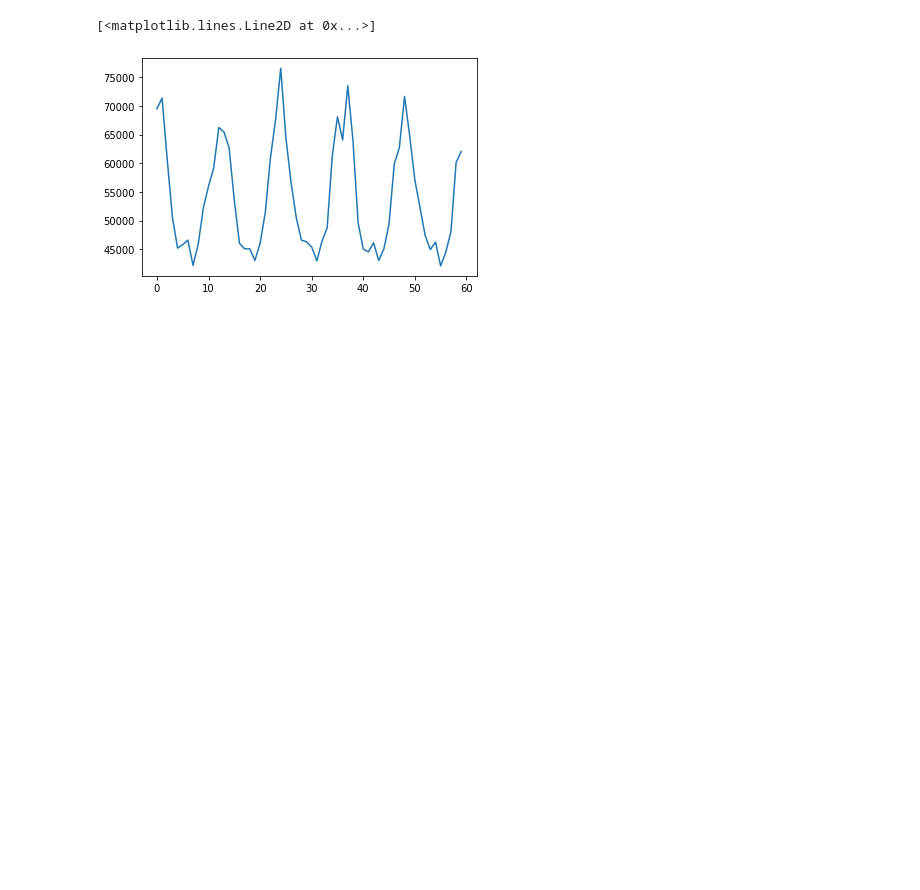
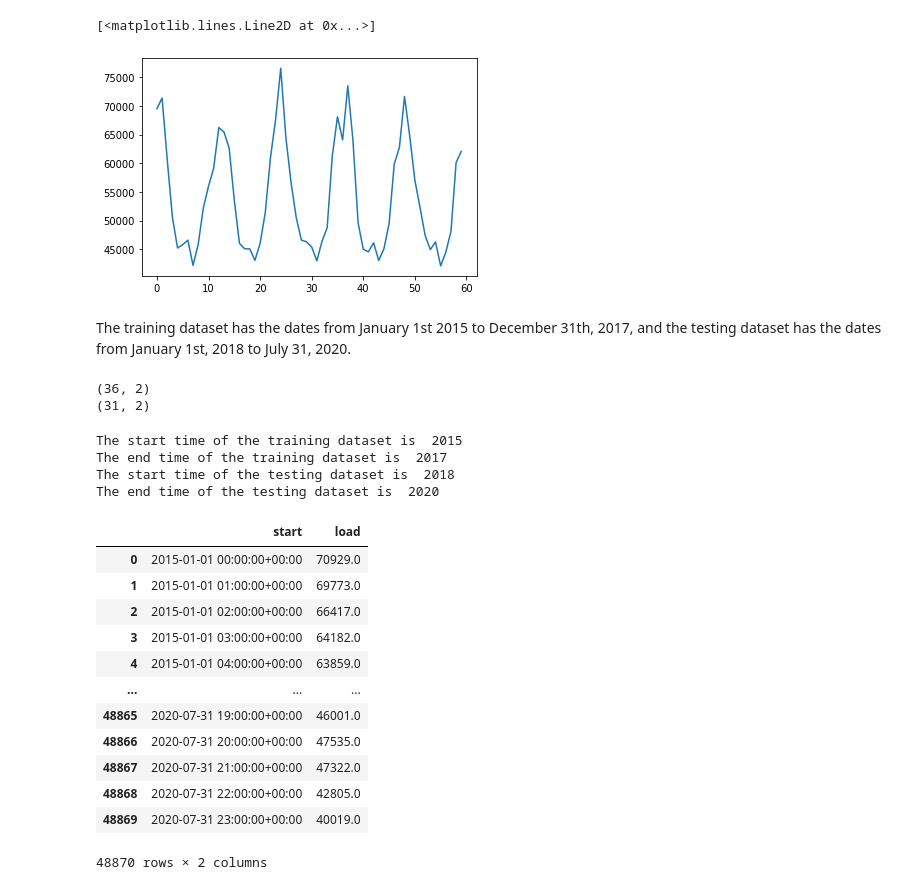
Before and after one commit to RPegoud/TimeSeries, a Jupyter notebook: TimeSeries.ipynb, the cells around one changed output. Saved outputs shown, nothing was run; the diff lists cells and outputs as text; code cells hidden in the pictures; blank space fills up the shorter version.

```diff
--- a/TimeSeries.ipynb
+++ b/TimeSeries.ipynb
@@ -146,3 +162,46 @@ test = melted_means[melted_means['year'].between(2018,2020)]
 # model = ExponentialSmoothing(values, trend='add')
 # model_fit = model.fit()
 # yhat = model_fit.predict(...)
+# %% [markdown]
+The training dataset has the dates from January 1st 2015 to December 31th, 2017, and the testing dataset has the dates from January 1st, 2018 to July 31, 2020.
+# %%
+# check shape
+print(train.shape)
+print(test.shape)
+# %% [output]
+(36, 2)
+(31, 2)
+# %%
+# Check the start and end time of the training and testing dataset
+print('The start time of the training dataset is ', train['year'].min())
+print('The end time of the training dataset is ', train['year'].max())
+print('The start time of the testing dataset is ', test['year'].min())
+print('The end time of the testing dataset is ', test['year'].max())
+# %% [output]
+The start time of the training dataset is  2015
+The end time of the training dataset is  2017
+The start time of the testing dataset is  2018
+The end time of the testing dataset is  2020
+# %%
+# read csv again (to convert it after in the good format for the prophet model)
+df_ds = pd.read_csv('fr.csv')
+df_ds.head()
+df_ds=df_ds.drop(["end"], axis=1)
+# %%
+df_ds['start'] = pd.to_datetime(df_ds['start'], format='%Y/%m/%d %H:%M:%S')
+df_ds.set_index('start', inplace=False)
+df_ds
+# %% [output]
+|  | start | load |
+| 0 | 2015-01-01 00:00:00+00:00 | 70929.0 |
+| 1 | 2015-01-01 01:00:00+00:00 | 69773.0 |
+| 2 | 2015-01-01 02:00:00+00:00 | 66417.0 |
+| 3 | 2015-01-01 03:00:00+00:00 | 64182.0 |
+| 4 | 2015-01-01 04:00:00+00:00 | 63859.0 |
+| ... | ... | ... |
+| 48865 | 2020-07-31 19:00:00+00:00 | 46001.0 |
+| 48866 | 2020-07-31 20:00:00+00:00 | 47535.0 |
+| 48867 | 2020-07-31 21:00:00+00:00 | 47322.0 |
+| 48868 | 2020-07-31 22:00:00+00:00 | 42805.0 |
+| 48869 | 2020-07-31 23:00:00+00:00 | 40019.0 |
+48870 rows × 2 columns
```
Also changed, not shown: parts of 8 cells of this notebook.
